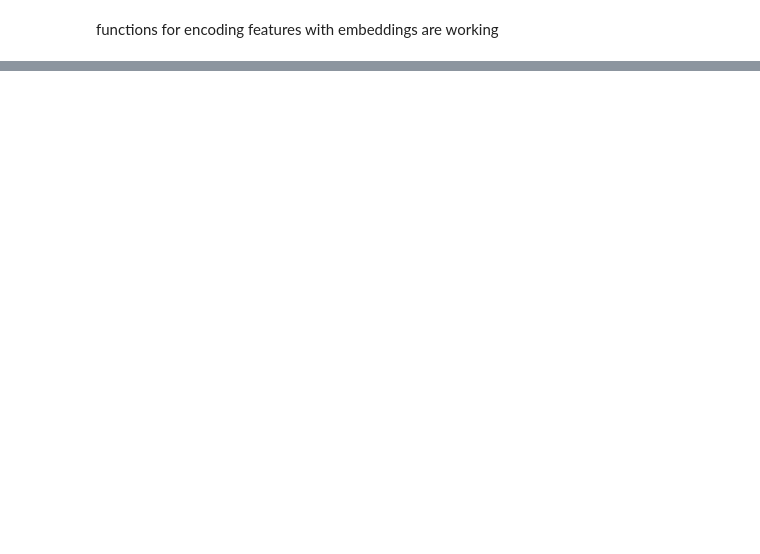
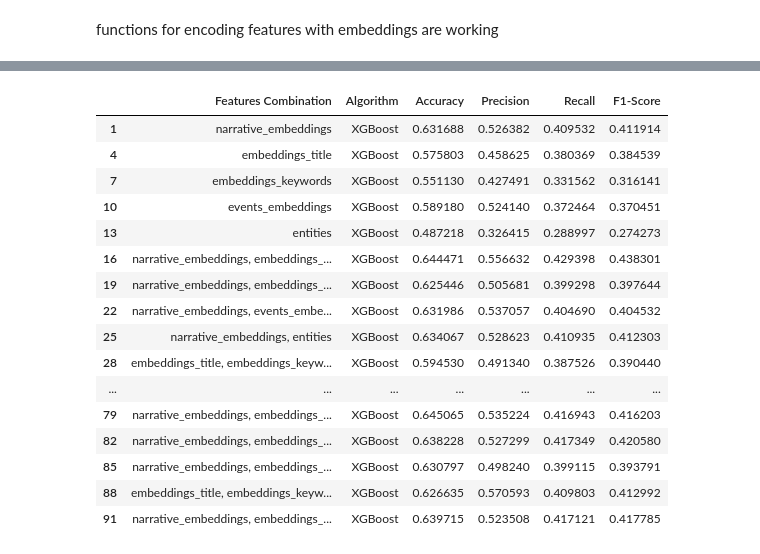
Before and after one commit to beatrizarc/product_complaints, a Jupyter notebook: notebooks/8- best feature combination.ipynb, the cells around one changed output, grey strips where cells are left out. Saved outputs shown, nothing was run; the diff lists cells and outputs as text; code cells hidden in the pictures; blank space fills up the shorter version.

```diff
--- a/notebooks/8- best feature combination.ipynb
+++ b/notebooks/8- best feature combination.ipynb
@@ -1201,0 +1343,20 @@ results = pd.concat(result_dfs, ignore_index=True)
+# %%
+xgboost_results
+# %% [output]
+|  | Features Combination | Algorithm | Accuracy | Precision | Recall | F1-Score |
+| 1 | narrative_embeddings | XGBoost | 0.631688 | 0.526382 | 0.409532 | 0.411914 |
+| 4 | embeddings_title | XGBoost | 0.575803 | 0.458625 | 0.380369 | 0.384539 |
+| 7 | embeddings_keywords | XGBoost | 0.551130 | 0.427491 | 0.331562 | 0.316141 |
+| 10 | events_embeddings | XGBoost | 0.589180 | 0.524140 | 0.372464 | 0.370451 |
+| 13 | entities | XGBoost | 0.487218 | 0.326415 | 0.288997 | 0.274273 |
+| 16 | narrative_embeddings, embeddings_... | XGBoost | 0.644471 | 0.556632 | 0.429398 | 0.438301 |
+| 19 | narrative_embeddings, embeddings_... | XGBoost | 0.625446 | 0.505681 | 0.399298 | 0.397644 |
+| 22 | narrative_embeddings, events_embe... | XGBoost | 0.631986 | 0.537057 | 0.404690 | 0.404532 |
+| 25 | narrative_embeddings, entities | XGBoost | 0.634067 | 0.528623 | 0.410935 | 0.412303 |
+| 28 | embeddings_title, embeddings_keyw... | XGBoost | 0.594530 | 0.491340 | 0.387526 | 0.390440 |
+| ... | ... | ... | ... | ... | ... | ... |
+| 79 | narrative_embeddings, embeddings_... | XGBoost | 0.645065 | 0.535224 | 0.416943 | 0.416203 |
+| 82 | narrative_embeddings, embeddings_... | XGBoost | 0.638228 | 0.527299 | 0.417349 | 0.420580 |
+| 85 | narrative_embeddings, embeddings_... | XGBoost | 0.630797 | 0.498240 | 0.399115 | 0.393791 |
+| 88 | embeddings_title, embeddings_keyw... | XGBoost | 0.626635 | 0.570593 | 0.409803 | 0.412992 |
+| 91 | narrative_embeddings, embeddings_... | XGBoost | 0.639715 | 0.523508 | 0.417121 | 0.417785 |
```
Also changed, not shown: parts of 16 cells of this notebook.
